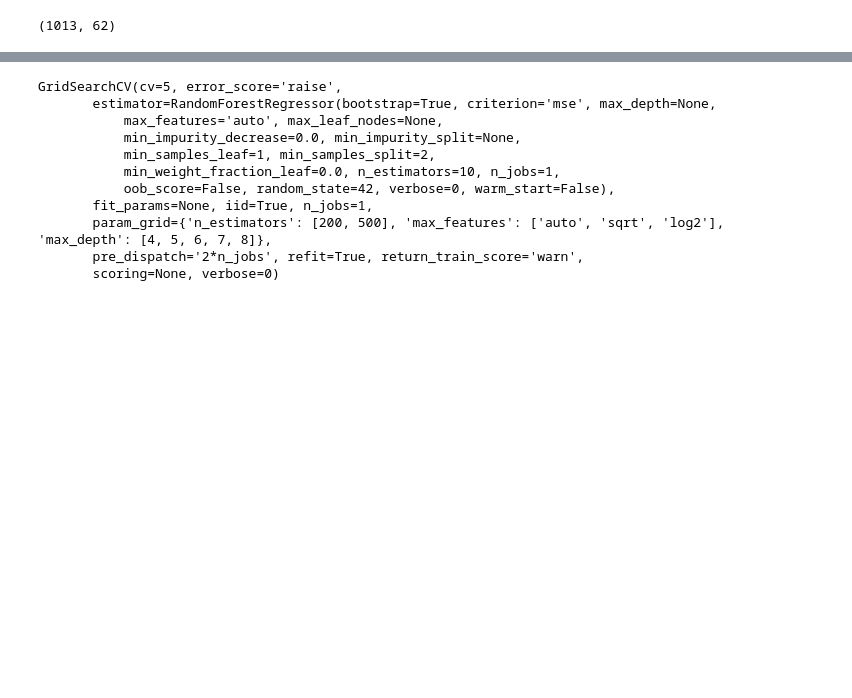
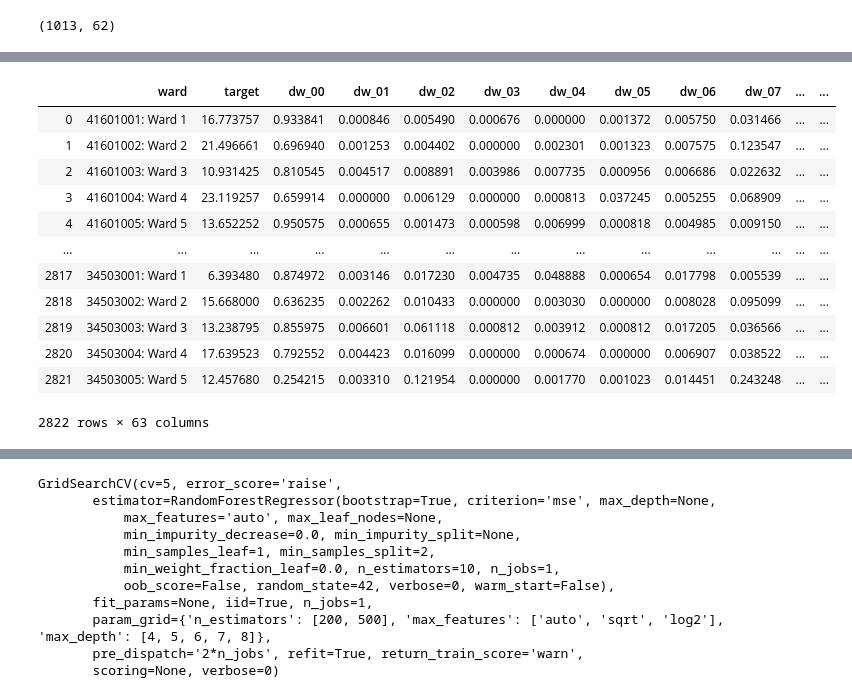
Before and after one commit to E-STAT/Women-in-AI-Zindi-hackathon, a Jupyter notebook: Women in AI-02-Random_Forest.ipynb, the cells around one changed output, grey strips where cells are left out. Drawn from its saved outputs; the diff is of its cells as text; code cells hidden in the pictures; blank space fills up the shorter version.

```diff
--- a/Women in AI-02-Random_Forest.ipynb
+++ b/Women in AI-02-Random_Forest.ipynb
@@ -137,0 +160,20 @@ test.shape
+# %%
+total_households = test.total_households/100
+total_individuals = test.total_individuals/100
+# %%
+train.drop(['total_households', 'total_individuals'], axis = 1, inplace = True)
+pd.concat([train, total_households, total_individuals], axis = 1)
+# %% [output]
+|  | ward | target | dw_00 | dw_01 | dw_02 | dw_03 | dw_04 | dw_05 | dw_06 | dw_07 | ... | ... |
+| 0 | 41601001: Ward 1 | 16.773757 | 0.933841 | 0.000846 | 0.005490 | 0.000676 | 0.000000 | 0.001372 | 0.005750 | 0.031466 | ... | ... |
+| 1 | 41601002: Ward 2 | 21.496661 | 0.696940 | 0.001253 | 0.004402 | 0.000000 | 0.002301 | 0.001323 | 0.007575 | 0.123547 | ... | ... |
+| 2 | 41601003: Ward 3 | 10.931425 | 0.810545 | 0.004517 | 0.008891 | 0.003986 | 0.007735 | 0.000956 | 0.006686 | 0.022632 | ... | ... |
+| 3 | 41601004: Ward 4 | 23.119257 | 0.659914 | 0.000000 | 0.006129 | 0.000000 | 0.000813 | 0.037245 | 0.005255 | 0.068909 | ... | ... |
+| 4 | 41601005: Ward 5 | 13.652252 | 0.950575 | 0.000655 | 0.001473 | 0.000598 | 0.006999 | 0.000818 | 0.004985 | 0.009150 | ... | ... |
+| ... | ... | ... | ... | ... | ... | ... | ... | ... | ... | ... | ... | ... |
+| 2817 | 34503001: Ward 1 | 6.393480 | 0.874972 | 0.003146 | 0.017230 | 0.004735 | 0.048888 | 0.000654 | 0.017798 | 0.005539 | ... | ... |
+| 2818 | 34503002: Ward 2 | 15.668000 | 0.636235 | 0.002262 | 0.010433 | 0.000000 | 0.003030 | 0.000000 | 0.008028 | 0.095099 | ... | ... |
+| 2819 | 34503003: Ward 3 | 13.238795 | 0.855975 | 0.006601 | 0.061118 | 0.000812 | 0.003912 | 0.000812 | 0.017205 | 0.036566 | ... | ... |
+| 2820 | 34503004: Ward 4 | 17.639523 | 0.792552 | 0.004423 | 0.016099 | 0.000000 | 0.000674 | 0.000000 | 0.006907 | 0.038522 | ... | ... |
+| 2821 | 34503005: Ward 5 | 12.457680 | 0.254215 | 0.003310 | 0.121954 | 0.000000 | 0.001770 | 0.001023 | 0.014451 | 0.243248 | ... | ... |
+2822 rows × 63 columns
```
Also changed, not shown: parts of 35 cells of this notebook.
